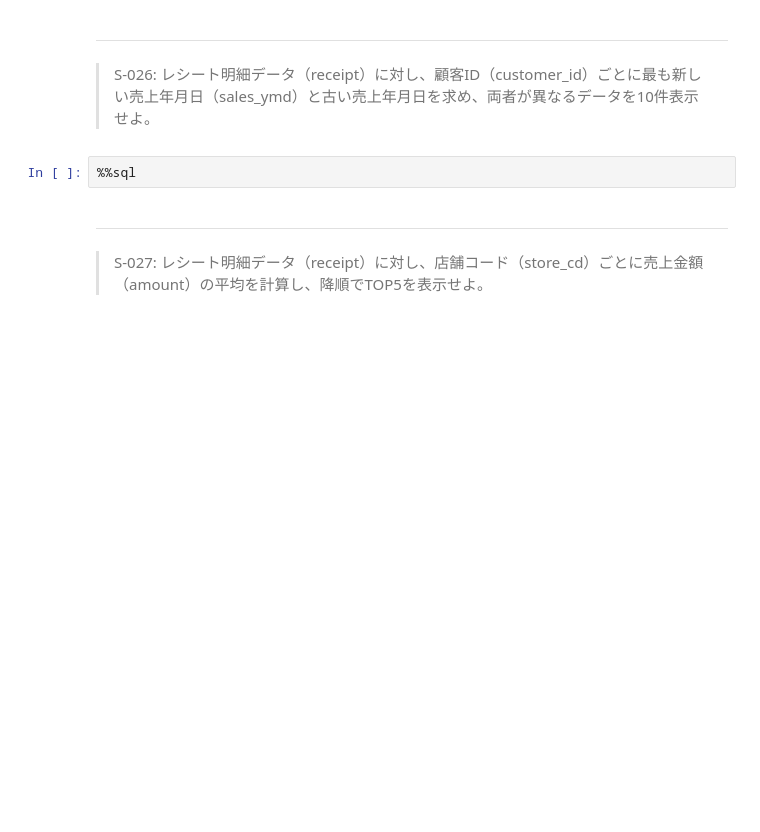
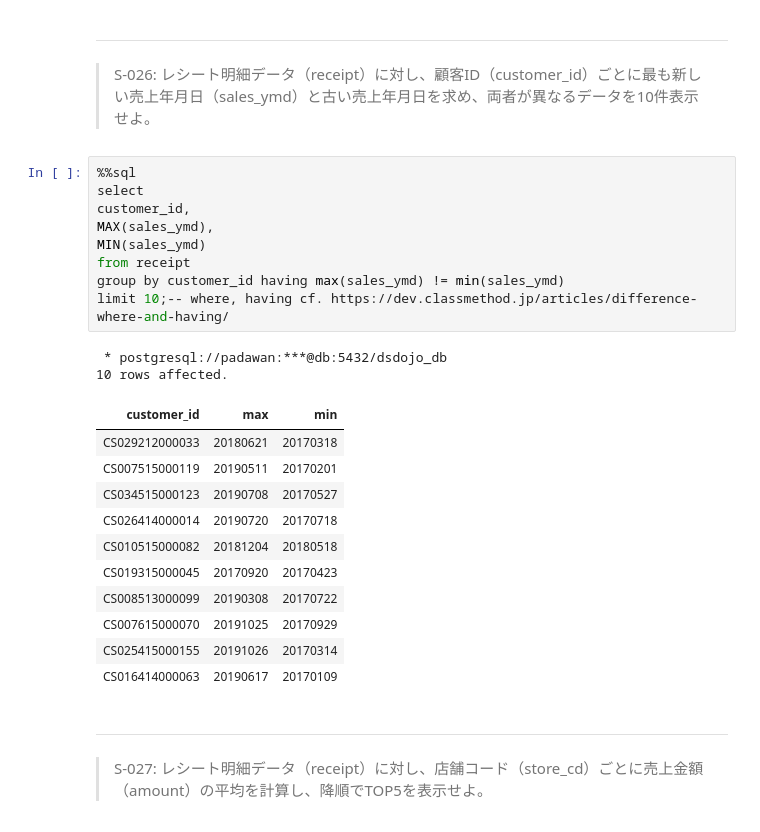
Before and after one commit to technicakidz/100knocks-preprocess, a Jupyter notebook: docker/work/preprocess_knock_SQL.ipynb, the cells around one changed output. Cells and saved outputs as stored; diff of their text form; blank space fills up the shorter version.

```diff
--- a/docker/work/preprocess_knock_SQL.ipynb
+++ b/docker/work/preprocess_knock_SQL.ipynb
@@ -610,6 +628,27 @@ LIMIT 10;]
 # %% [markdown]
 ---
 > S-026: レシート明細データ（receipt）に対し、顧客ID（customer_id）ごとに最も新しい売上年月日（sales_ymd）と古い売上年月日を求め、両者が異なるデータを10件表示せよ。
-# %%
-%%sql
+# %%
+%%sql
+select
+customer_id,
+MAX(sales_ymd),
+MIN(sales_ymd)
+from receipt
+group by customer_id having max(sales_ymd) != min(sales_ymd)
+limit 10;-- where, having cf. https://dev.classmethod.jp/articles/difference-where-and-having/
+# %% [output]
+ * postgresql://padawan:***@db:5432/dsdojo_db
+10 rows affected.
+| customer_id | max | min |
+| CS029212000033 | 20180621 | 20170318 |
+| CS007515000119 | 20190511 | 20170201 |
+| CS034515000123 | 20190708 | 20170527 |
+| CS026414000014 | 20190720 | 20170718 |
+| CS010515000082 | 20181204 | 20180518 |
+| CS019315000045 | 20170920 | 20170423 |
+| CS008513000099 | 20190308 | 20170722 |
+| CS007615000070 | 20191025 | 20170929 |
+| CS025415000155 | 20191026 | 20170314 |
+| CS016414000063 | 20190617 | 20170109 |
 # %% [markdown]
```
Also changed, not shown: parts of 7 cells of this notebook.
